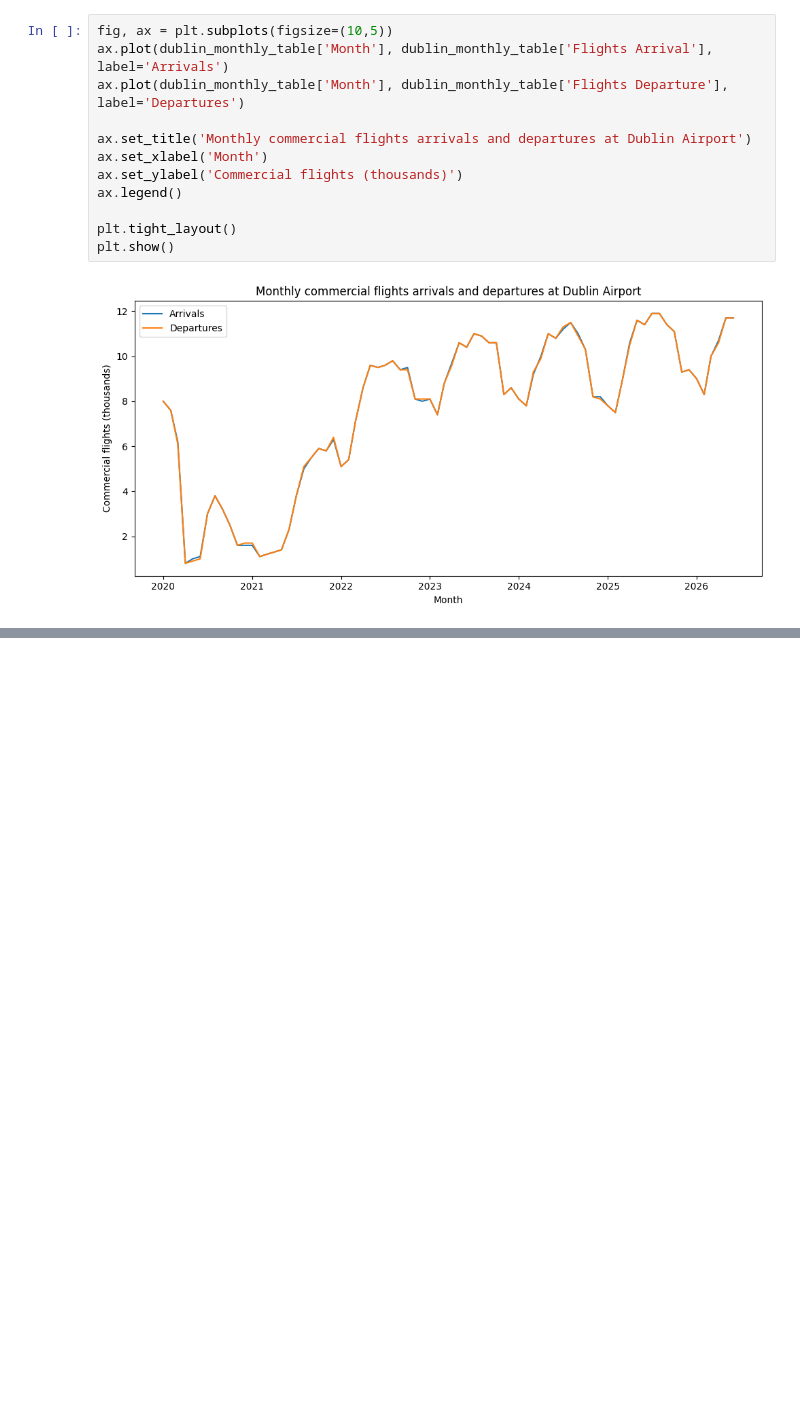
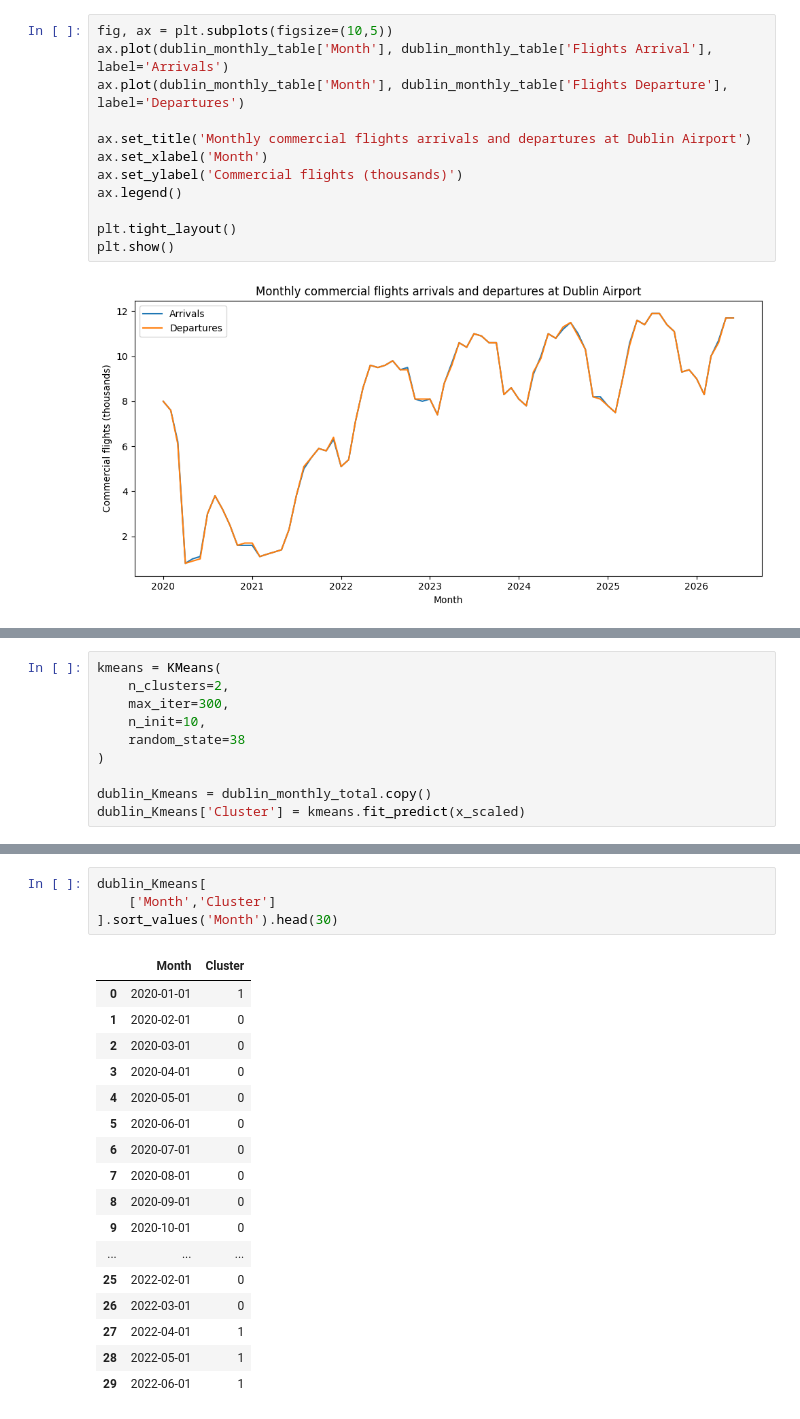
Before and after one commit to Ricardocotaa/CA1-Machine-Learning-2-Ricardo-Cota, a Jupyter notebook: CA1 MachineLearning-RicardoCota.ipynb, the cells around one changed output, grey strips where cells are left out. Cells and saved outputs as stored; diff of their text form; blank space fills up the shorter version.

```diff
--- a/CA1 MachineLearning-RicardoCota.ipynb
+++ b/CA1 MachineLearning-RicardoCota.ipynb
@@ -373,0 +488,10 @@ The decline in 2020 may be associated with the COVID-19 pandemic. HO
+# %%
+kmeans = KMeans(
+    n_clusters=2,
+    max_iter=300,
+    n_init=10,
+    random_state=38
+)
+
+dublin_Kmeans = dublin_monthly_total.copy()
+dublin_Kmeans['Cluster'] = kmeans.fit_predict(x_scaled)
@@ -373,0 +514,22 @@ The decline in 2020 may be associated with the COVID-19 pandemic. HO
+# %%
+dublin_Kmeans[
+    ['Month','Cluster']
+].sort_values('Month').head(30)
+# %% [output]
+|  | Month | Cluster |
+| 0 | 2020-01-01 | 1 |
+| 1 | 2020-02-01 | 0 |
+| 2 | 2020-03-01 | 0 |
+| 3 | 2020-04-01 | 0 |
+| 4 | 2020-05-01 | 0 |
+| 5 | 2020-06-01 | 0 |
+| 6 | 2020-07-01 | 0 |
+| 7 | 2020-08-01 | 0 |
+| 8 | 2020-09-01 | 0 |
+| 9 | 2020-10-01 | 0 |
+| ... | ... | ... |
+| 25 | 2022-02-01 | 0 |
+| 26 | 2022-03-01 | 0 |
+| 27 | 2022-04-01 | 1 |
+| 28 | 2022-05-01 | 1 |
+| 29 | 2022-06-01 | 1 |
```
Also changed, not shown: parts of 14 cells of this notebook.
